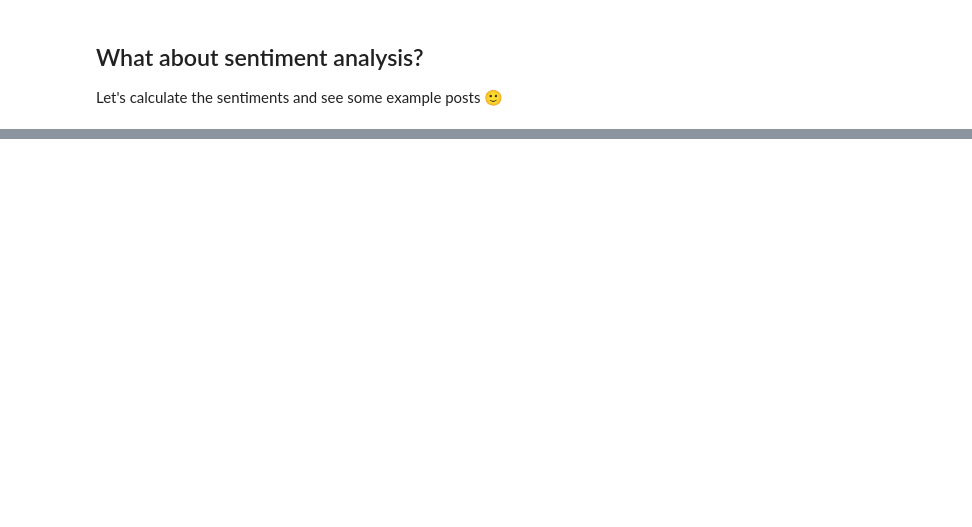
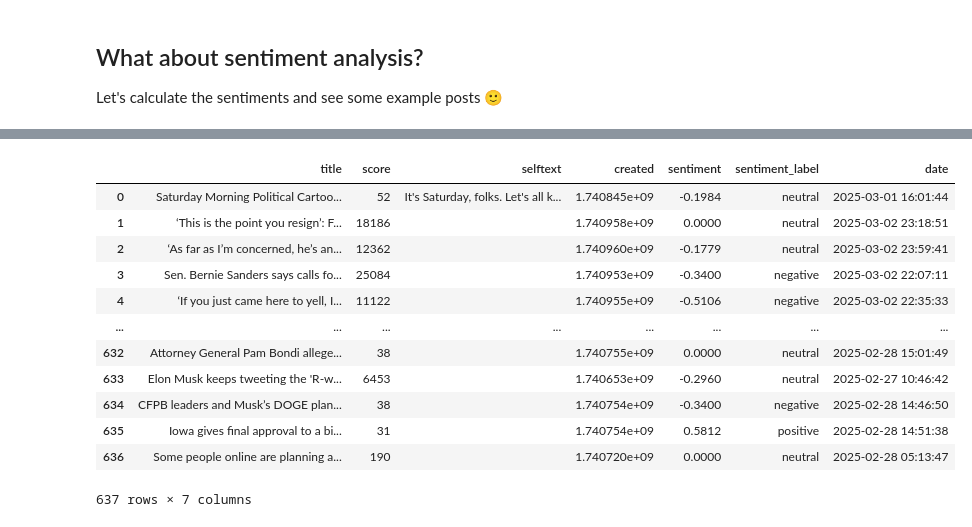
Before and after one commit to sarmadchandio/WebScrapper, a Jupyter notebook: reddit-scrapper.ipynb, the cells around one changed output, grey strips where cells are left out. Drawn from its saved outputs; the diff is of its cells as text; code cells hidden in the pictures; blank space fills up the shorter version.

```diff
--- a/reddit-scrapper.ipynb
+++ b/reddit-scrapper.ipynb
@@ -56,7 +83,7 @@ Think of an API as a waiter who takes order from you gets food from the kitchen.
 # @title
 personal_use_script = ''
 client_secret = ''
-user_agent = 'Dont mind me'
+user_agent = 'Ignore me'
 
 
 reddit = praw.Reddit(client_id=personal_use_script, client_secret=client_secret, user_agent=user_agent, check_for_async=False)
@@ -383,0 +487,16 @@ plt.show()
+# %%
+df_posts
+# %% [output]
+|  | title | score | selftext | created | sentiment | sentiment_label | date |
+| 0 | Saturday Morning Political Cartoo... | 52 | It's Saturday, folks. Let's all k... | 1.740845e+09 | -0.1984 | neutral | 2025-03-01 16:01:44 |
+| 1 | ‘This is the point you resign’: F... | 18186 |  | 1.740958e+09 | 0.0000 | neutral | 2025-03-02 23:18:51 |
+| 2 | ‘As far as I’m concerned, he’s an... | 12362 |  | 1.740960e+09 | -0.1779 | neutral | 2025-03-02 23:59:41 |
+| 3 | Sen. Bernie Sanders says calls fo... | 25084 |  | 1.740953e+09 | -0.3400 | negative | 2025-03-02 22:07:11 |
+| 4 | ‘If you just came here to yell, I... | 11122 |  | 1.740955e+09 | -0.5106 | negative | 2025-03-02 22:35:33 |
+| ... | ... | ... | ... | ... | ... | ... | ... |
+| 632 | Attorney General Pam Bondi allege... | 38 |  | 1.740755e+09 | 0.0000 | neutral | 2025-02-28 15:01:49 |
+| 633 | Elon Musk keeps tweeting the 'R-w... | 6453 |  | 1.740653e+09 | -0.2960 | neutral | 2025-02-27 10:46:42 |
+| 634 | CFPB leaders and Musk’s DOGE plan... | 38 |  | 1.740754e+09 | -0.3400 | negative | 2025-02-28 14:46:50 |
+| 635 | Iowa gives final approval to a bi... | 31 |  | 1.740754e+09 | 0.5812 | positive | 2025-02-28 14:51:38 |
+| 636 | Some people online are planning a... | 190 |  | 1.740720e+09 | 0.0000 | neutral | 2025-02-28 05:13:47 |
+637 rows × 7 columns
```
Also changed, not shown: parts of 39 cells of this notebook.
